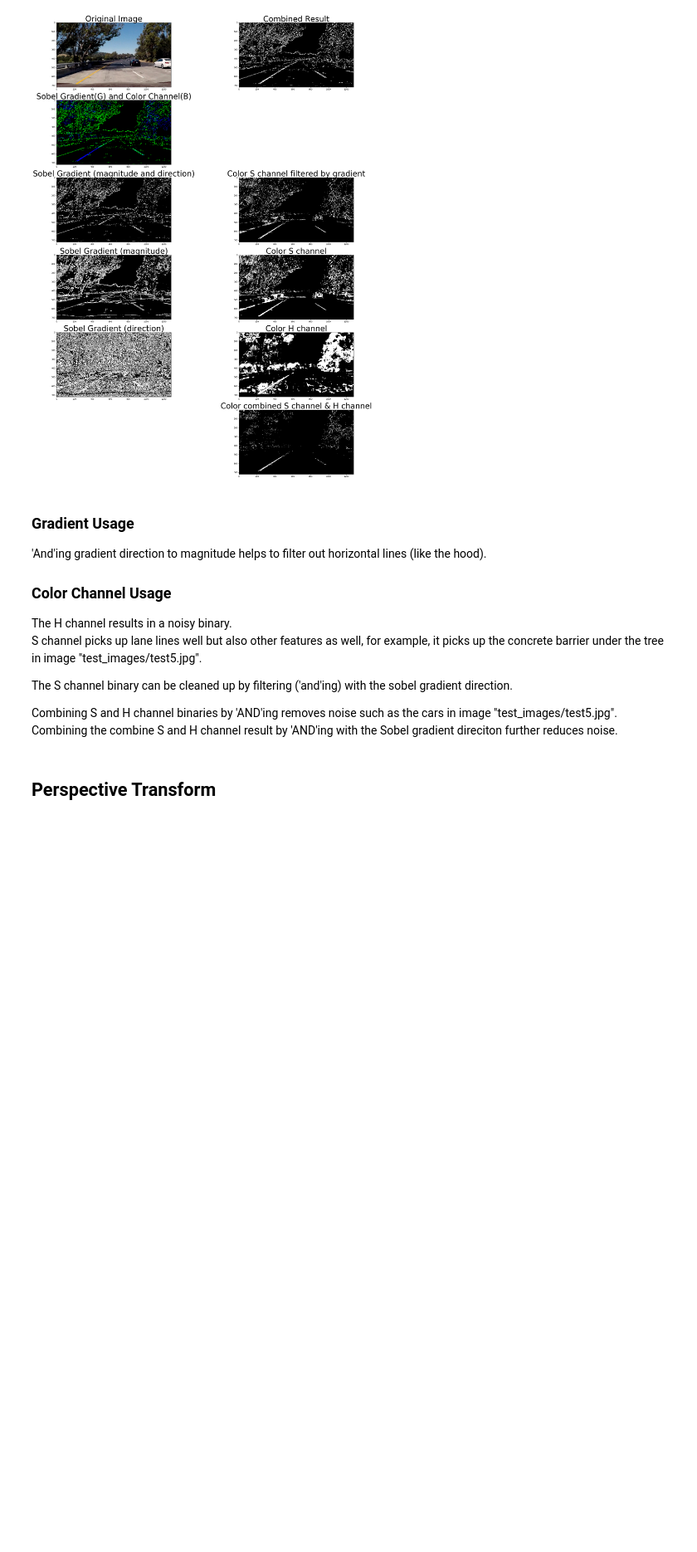
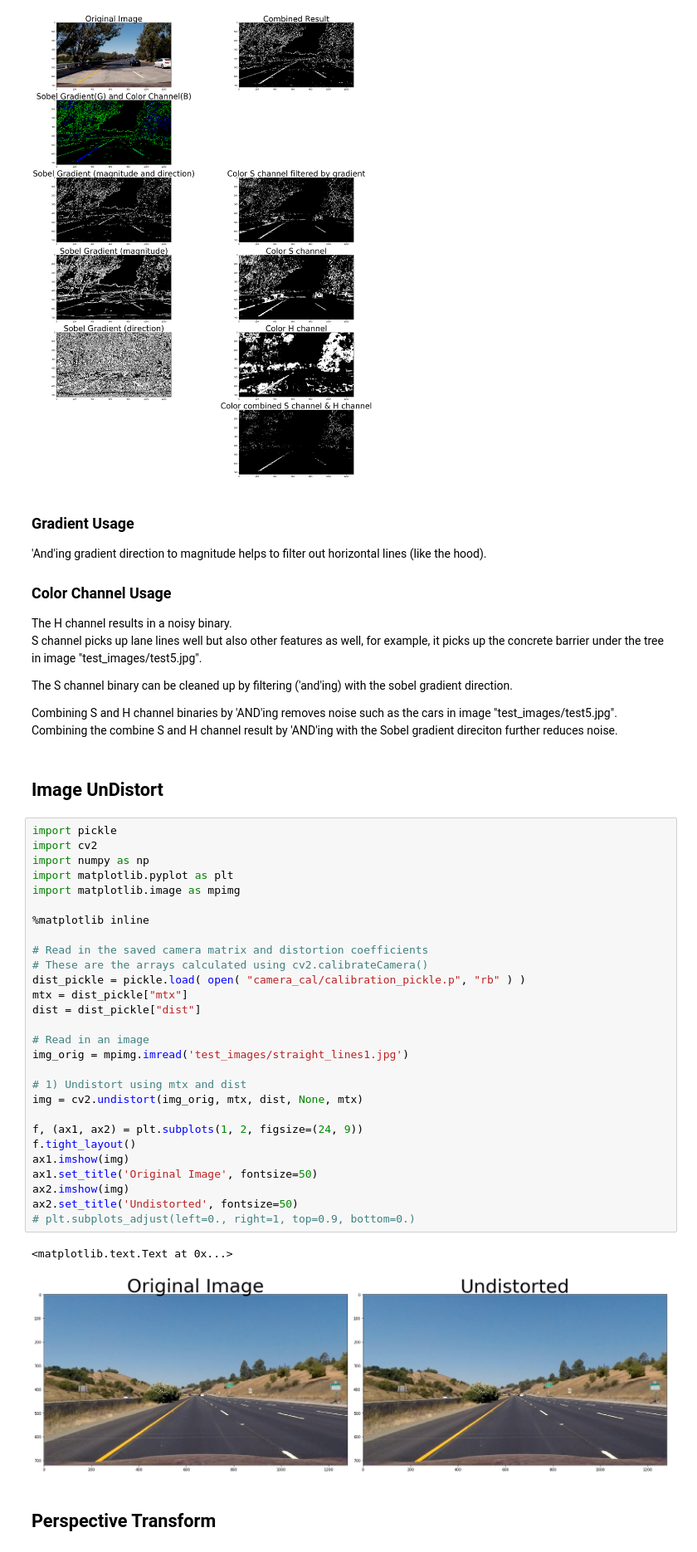
Before and after one commit to tsenying/CarND-Advanced-Lane-Lines, a Jupyter notebook: AdvancedLaneFinding.ipynb, the cells around one changed output. Shown at 83% size. Cells and saved outputs as stored; diff of their text form; blank space fills up the shorter version.

Commit message:
undistort and warp image

```diff
--- a/AdvancedLaneFinding.ipynb
+++ b/AdvancedLaneFinding.ipynb
@@ -334,6 +334,39 @@ The S channel binary can be cleaned up by filtering ('and'ing) with the sobel gr
 
 Combining S and H channel binaries by 'AND'ing removes noise such as the cars in image "test_images/test5.jpg".
 Combining the combine S and H channel result by 'AND'ing with the Sobel gradient direciton further reduces noise.
+# %% [markdown]
+## Image UnDistort
+# %%
+import pickle
+import cv2
+import numpy as np
+import matplotlib.pyplot as plt
+import matplotlib.image as mpimg
+
+%matplotlib inline
+
+# Read in the saved camera matrix and distortion coefficients
+# These are the arrays calculated using cv2.calibrateCamera()
+dist_pickle = pickle.load( open( "camera_cal/calibration_pickle.p", "rb" ) )
+mtx = dist_pickle["mtx"]
+dist = dist_pickle["dist"]
+
+# Read in an image
+img_orig = mpimg.imread('test_images/straight_lines1.jpg')
+
+# 1) Undistort using mtx and dist
+img = cv2.undistort(img_orig, mtx, dist, None, mtx)
+
+f, (ax1, ax2) = plt.subplots(1, 2, figsize=(24, 9))
+f.tight_layout()
+ax1.imshow(img)
+ax1.set_title('Original Image', fontsize=50)
+ax2.imshow(img)
+ax2.set_title('Undistorted', fontsize=50)
+# plt.subplots_adjust(left=0., right=1, top=0.9, bottom=0.)
+# %% [output]
+<matplotlib.text.Text at 0x...>
+[figure, added]
 # %% [markdown]
 ## Perspective Transform
 # %%
```
Also changed, not shown: parts of 1 cell of this notebook.
